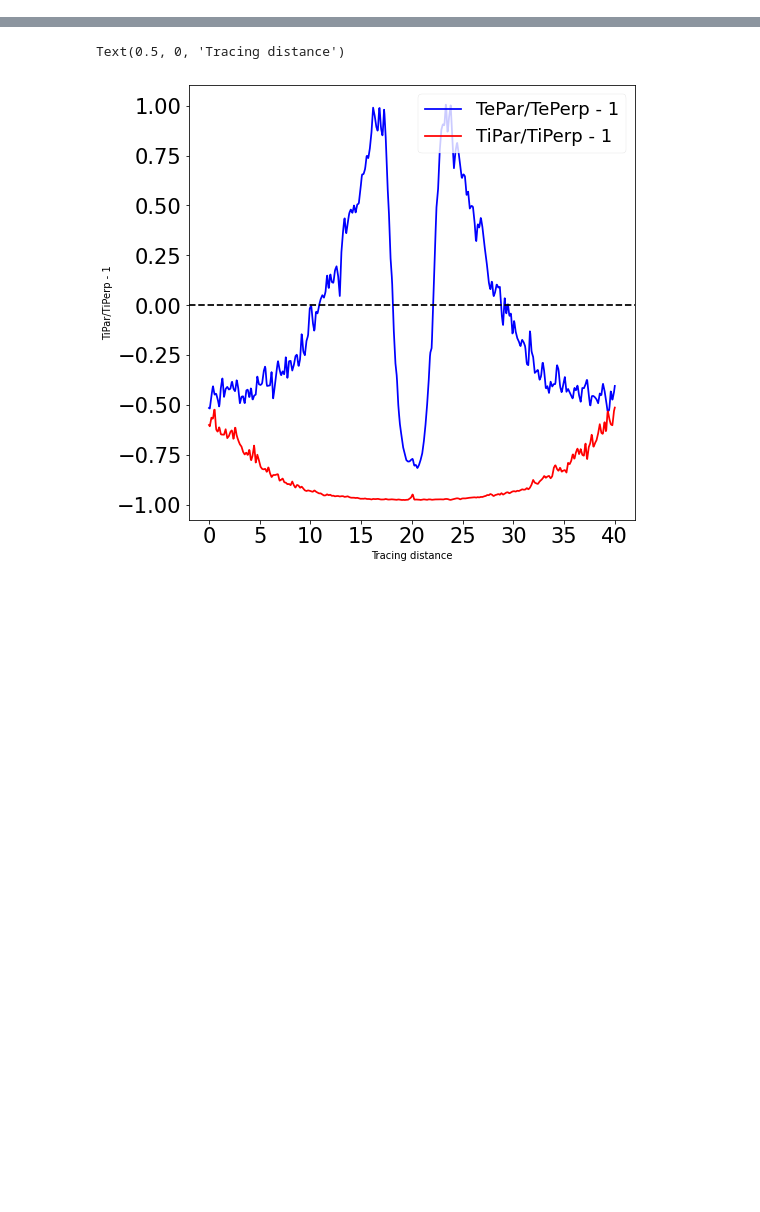
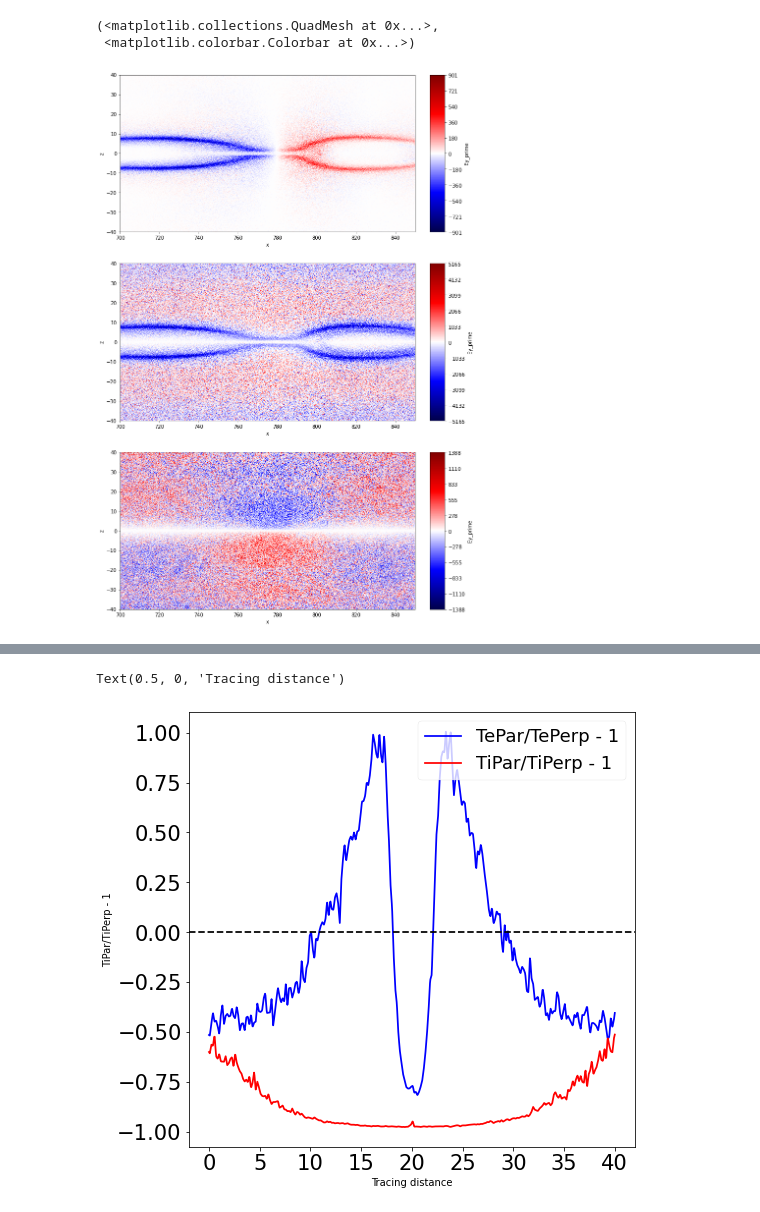
Before and after one commit to d0118dominic/notebooks, a Jupyter notebook: Rx_Evolution_JGR.ipynb, the cells around one changed output, grey strips where cells are left out. Saved outputs shown, nothing was run; the diff lists cells and outputs as text; code cells hidden in the pictures; blank space fills up the shorter version.

```diff
--- a/Rx_Evolution_JGR.ipynb
+++ b/Rx_Evolution_JGR.ipynb
@@ -559,3 +565,13 @@ JEe = jx_e*Ex + jy_e*Ey + jz_e*Ez
+# %%
+fig, ax = plt.subplots(3,1,figsize=(20,20))
+
+vlt.plot(S['x'], ax = ax[0],cmap = "seismic", symmetric = "True",cbarlabel="Ey_prime", selection = "x=700f:850f, z=-40f:40f")
+vlt.plot(S['y'], ax = ax[1],cmap = "seismic", symmetric = "True",cbarlabel="Ey_prime", selection = "x=700f:850f, z=-40f:40f")
+vlt.plot(S['z'], ax = ax[2],cmap = "seismic", symmetric = "True",cbarlabel="Ey_prime", selection = "x=700f:850f, z=-40f:40f")
+# %% [output]
+(<matplotlib.collections.QuadMesh at 0x...>,
+ <matplotlib.colorbar.Colorbar at 0x...>)
+[figure, added]
 # %%
 # Make 1D cuts to look at data along cut
 
```
Also changed, not shown: parts of 15 cells of this notebook.
